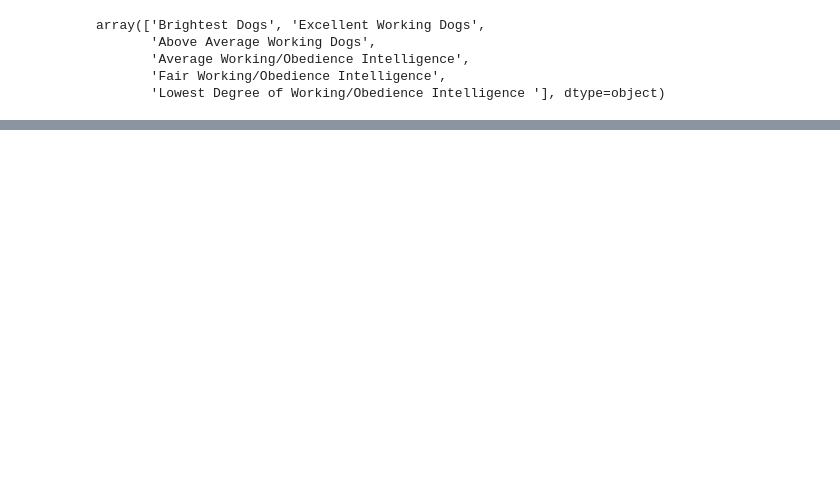
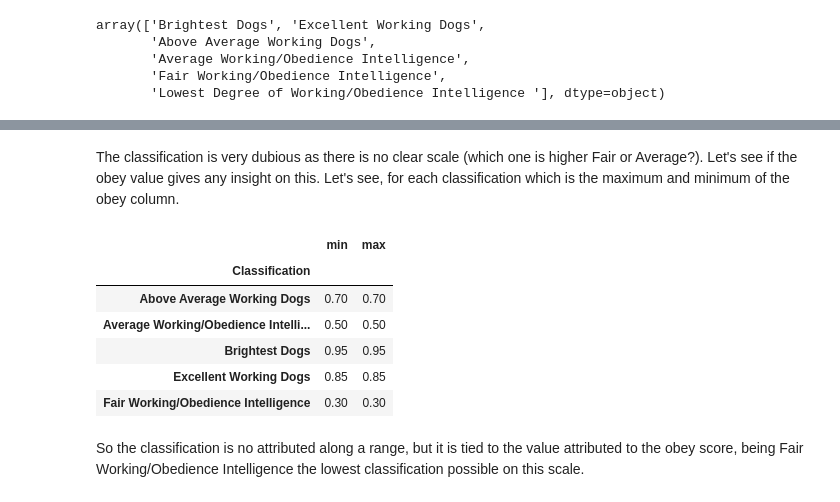
Before and after one commit to hugotorres22/data-analysis, a Jupyter notebook: Dogs Size vs Inteligence/MainAnalysis.ipynb, the cells around one changed output, grey strips where cells are left out. Saved outputs shown, nothing was run; the diff lists cells and outputs as text; code cells hidden in the pictures; blank space fills up the shorter version.

```diff
--- a/Dogs Size vs Inteligence/MainAnalysis.ipynb
+++ b/Dogs Size vs Inteligence/MainAnalysis.ipynb
@@ -93,0 +160,14 @@ plt.show()
+# %% [markdown]
+The classification is very dubious as there is no clear scale (which one is higher Fair or Average?). Let's see if the obey value gives any insight on this. Let's see, for each classification which is the maximum and minimum of the obey column.
+# %%
+whole_info_obey.groupby(['Classification'])['obey_perc'].agg(['min','max'])
+# %% [output]
+|  | min | max |
+| Classification |  |  |
+| Above Average Working Dogs | 0.70 | 0.70 |
+| Average Working/Obedience Intelli... | 0.50 | 0.50 |
+| Brightest Dogs | 0.95 | 0.95 |
+| Excellent Working Dogs | 0.85 | 0.85 |
+| Fair Working/Obedience Intelligence | 0.30 | 0.30 |
+# %% [markdown]
+So the classification is no attributed along a range, but it is tied to the value attributed to the obey score, being Fair Working/Obedience Intelligence the lowest classification possible on this scale.
```
Also changed, not shown: parts of 38 cells of this notebook.
